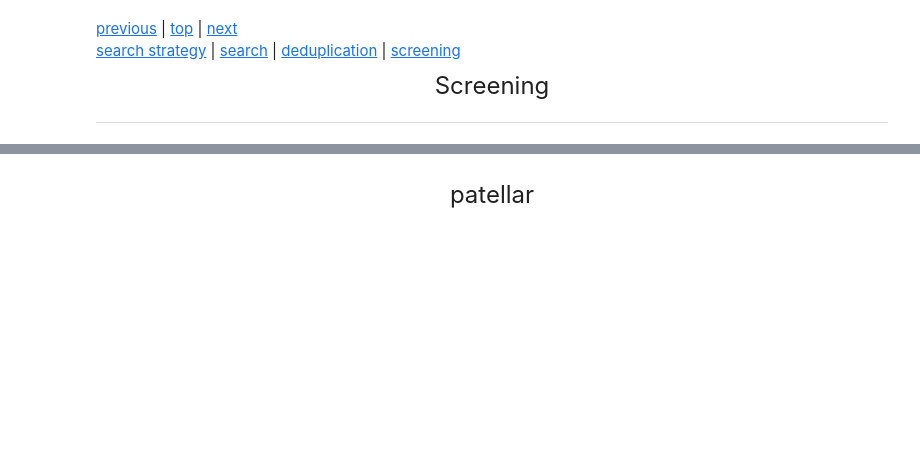
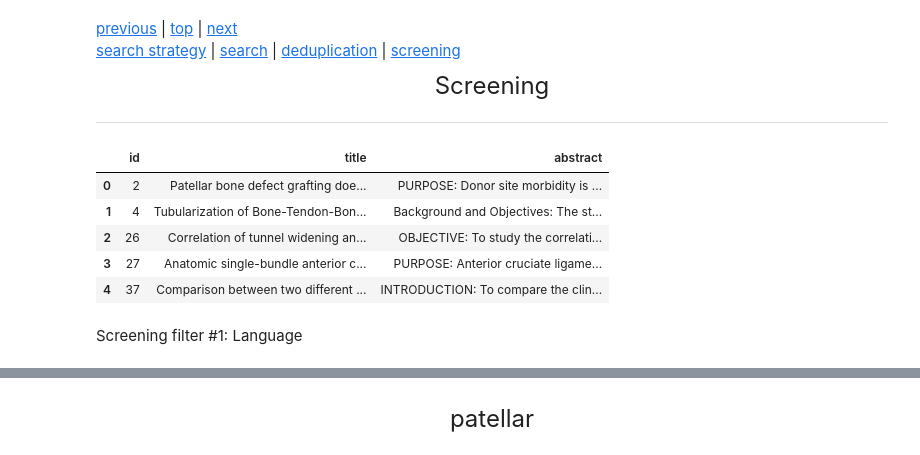
Before and after one commit to dong-wkim/network_meta-analysis, a Jupyter notebook: README.ipynb, the cells around one changed output, grey strips where cells are left out. Saved outputs shown, nothing was run; the diff lists cells and outputs as text; code cells hidden in the pictures; blank space fills up the shorter version.

```diff
--- a/README.ipynb
+++ b/README.ipynb
@@ -646,3 +70,14 @@ Define directory structure and store paths as global variables.
+# %%
+ignore = f""".venv/
+.gsheet
+.gdoc"""
+
+gitignore = ['.venv/', '.gsheet', '.gdoc']
+
+ignore = "\n".join(gitignore)
+
+with open(f"./.gitignore", "w") as f:
+    f.write(ignore)
 # %%
 import subprocess
 import sys
@@ -1371,0 +897,16 @@ tiab.to_csv(f"{title_abstract}/title_abstract_screening.csv", encoding = "utf-8"
+# %%
+df = pd.read_csv(f"{deduplication}/key_deduplicated.csv", encoding = "utf-8")
+screening = pd.DataFrame({
+    "id": df["id"],
+    "title": df["title"],
+    "abstract": df["abstract"]
+})
+# %% [output]
+|  | id | title | abstract |
+| 0 | 2 | Patellar bone defect grafting doe... | PURPOSE: Donor site morbidity is ... |
+| 1 | 4 | Tubularization of Bone-Tendon-Bon... | Background and Objectives: The st... |
+| 2 | 26 | Correlation of tunnel widening an... | OBJECTIVE: To study the correlati... |
+| 3 | 27 | Anatomic single-bundle anterior c... | PURPOSE: Anterior cruciate ligame... |
+| 4 | 37 | Comparison between two different ... | INTRODUCTION: To compare the clin... |
+# %% [markdown]
+Screening filter #1: Language
```
Also changed, not shown: parts of 19 cells of this notebook, 57 other files.
